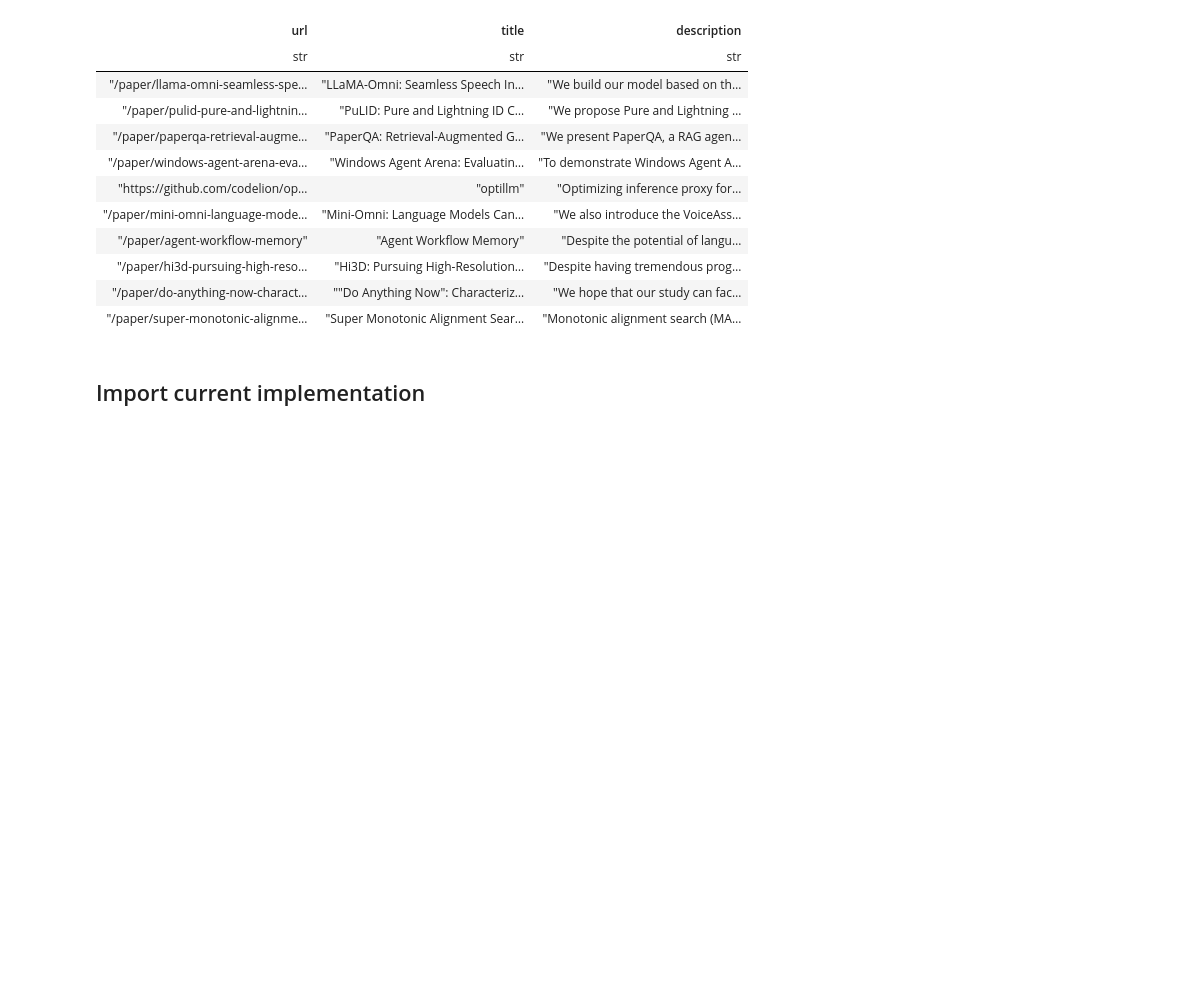
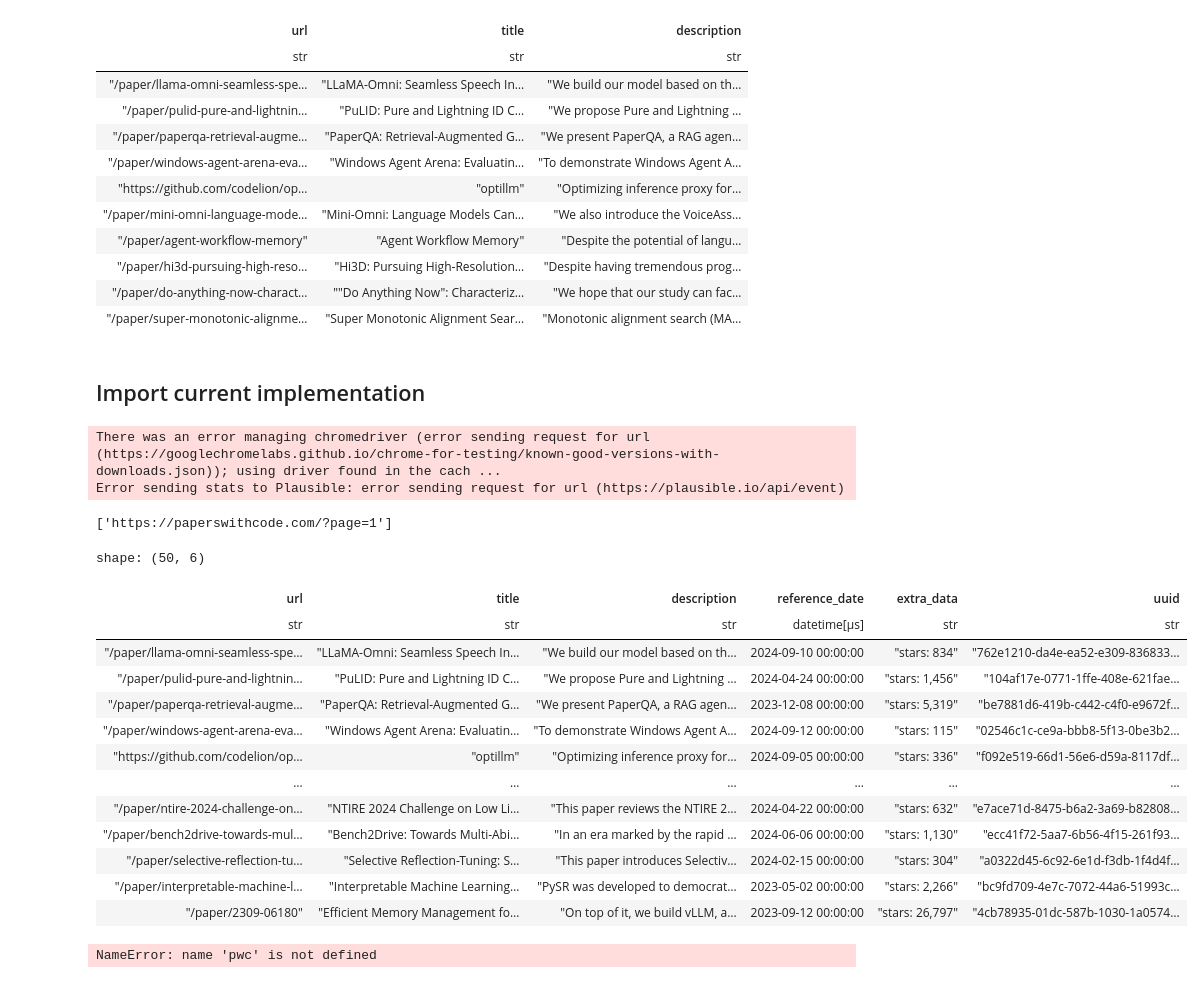
Before and after one commit to CarlosVecina/easy_bookmarks, a Jupyter notebook: examples/integrations/webpage.ipynb, the cells around one changed output. Cells and saved outputs as stored; diff of their text form; code cells hidden in the pictures; blank space fills up the shorter version.

```diff
--- a/examples/integrations/webpage.ipynb
+++ b/examples/integrations/webpage.ipynb
@@ -209,6 +209,31 @@ shape: (10, 3)
 # %%
 from easy_bookmarks.integrations.webpage import PwCWebpageIntegration
 
-pwc = PwCWebpageIntegration(n_pages=1)
+pwc = PwCWebpageIntegration(n_pages=5)
 
 l_bookmarks = pwc.get_bookmarks()
+# %% [output]
+There was an error managing chromedriver (error sending request for url (https://googlechromelabs.github.io/chrome-for-testing/known-good-versions-with-downloads.json)); using driver found in the cach ...
+Error sending stats to Plausible: error sending request for url (https://plausible.io/api/event)
+# %%
+pwc.base_urls
+# %% [output]
+['https://paperswithcode.com/?page=1']
+# %%
+df = l_bookmarks.to_polars_dataframe()
+df
+# %% [output]
+shape: (50, 6)
+| url | title | description | reference_date | extra_data | uuid |
+| str | str | str | datetime[μs] | str | str |
+| "/paper/llama-omni-seamless-spe… | "LLaMA-Omni: Seamless Speech In… | "We build our model based on th… | 2024-09-10 00:00:00 | "stars: 834" | "762e1210-da4e-ea52-e309-836833… |
+| "/paper/pulid-pure-and-lightnin… | "PuLID: Pure and Lightning ID C… | "We propose Pure and Lightning … | 2024-04-24 00:00:00 | "stars: 1,456" | "104af17e-0771-1ffe-408e-621fae… |
+| "/paper/paperqa-retrieval-augme… | "PaperQA: Retrieval-Augmented G… | "We present PaperQA, a RAG agen… | 2023-12-08 00:00:00 | "stars: 5,319" | "be7881d6-419b-c442-c4f0-e9672f… |
+| "/paper/windows-agent-arena-eva… | "Windows Agent Arena: Evaluatin… | "To demonstrate Windows Agent A… | 2024-09-12 00:00:00 | "stars: 115" | "02546c1c-ce9a-bbb8-5f13-0be3b2… |
+| "https://github.com/codelion/op… | "optillm" | "Optimizing inference proxy for… | 2024-09-05 00:00:00 | "stars: 336" | "f092e519-66d1-56e6-d59a-8117df… |
+| … | … | … | … | … | … |
+| "/paper/ntire-2024-challenge-on… | "NTIRE 2024 Challenge on Low Li… | "This paper reviews the NTIRE 2… | 2024-04-22 00:00:00 | "stars: 632" | "e7ace71d-8475-b6a2-3a69-b82808… |
+| "/paper/bench2drive-towards-mul… | "Bench2Drive: Towards Multi-Abi… | "In an era marked by the rapid … | 2024-06-06 00:00:00 | "stars: 1,130" | "ecc41f72-5aa7-6b56-4f15-261f93… |
+| "/paper/selective-reflection-tu… | "Selective Reflection-Tuning: S… | "This paper introduces Selectiv… | 2024-02-15 00:00:00 | "stars: 304" | "a0322d45-6c92-6e1d-f3db-1f4d4f… |
+| "/paper/interpretable-machine-l… | "Interpretable Machine Learning… | "PySR was developed to democrat… | 2023-05-02 00:00:00 | "stars: 2,266" | "bc9fd709-4e7c-7072-44a6-51993c… |
+| "/paper/2309-06180" | "Efficient Memory Management fo… | "On top of it, we build vLLM, a… | 2023-09-12 00:00:00 | "stars: 26,797" | "4cb78935-01dc-587b-1030-1a0574… |
@@ -215,3 +242,11 @@ l_bookmarks = pwc.get_bookmarks()
+# %%
+from easy_bookmarks.integrations.webpage import PwCWebpageIntegration
+
+pwc = PwCWebpageIntegration(base_urls=["https://paperswithcode.com/latest/"], n_pages=5, driver=pwc.driver)
+
+l_bookmarks = pwc.get_bookmarks()
+# %% [output]
+NameError: name 'pwc' is not defined
 # %%
 pwc.base_urls
 # %% [output]
```
Also changed, not shown: parts of 7 cells of this notebook, 2 other files.
